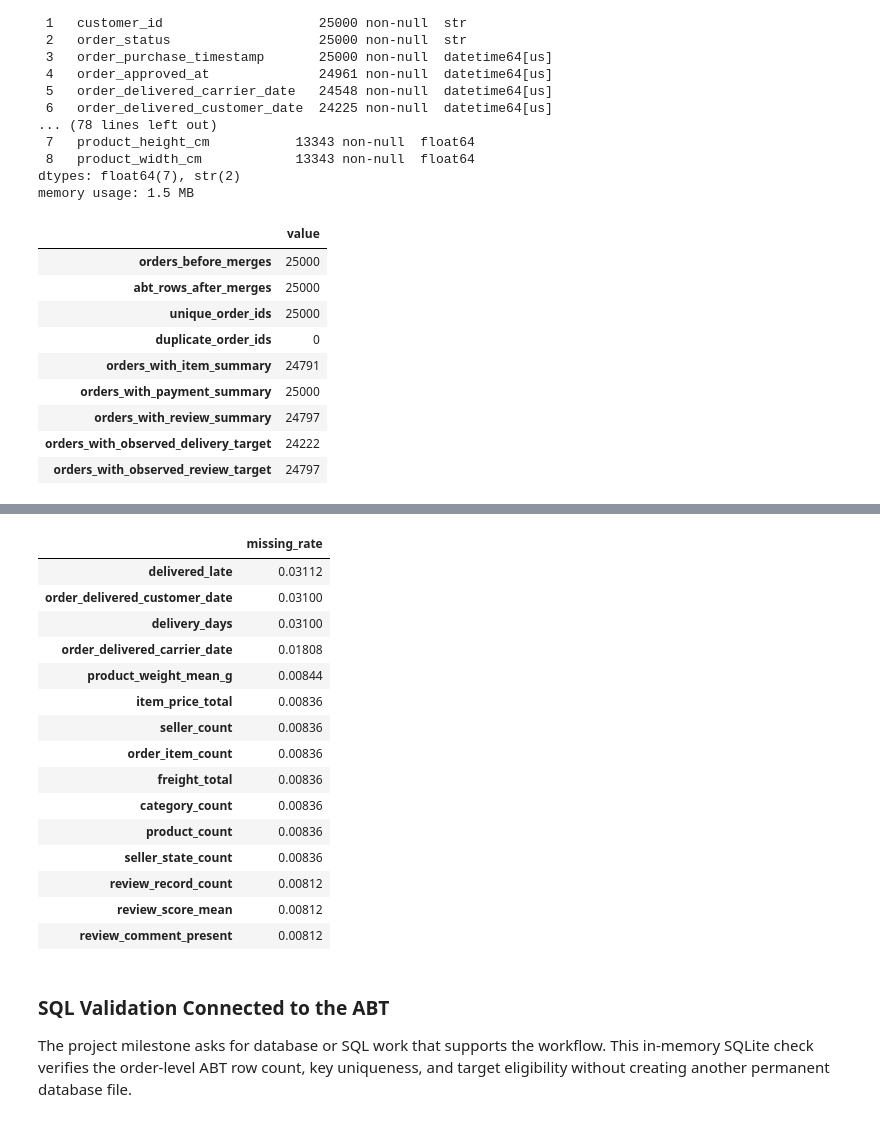
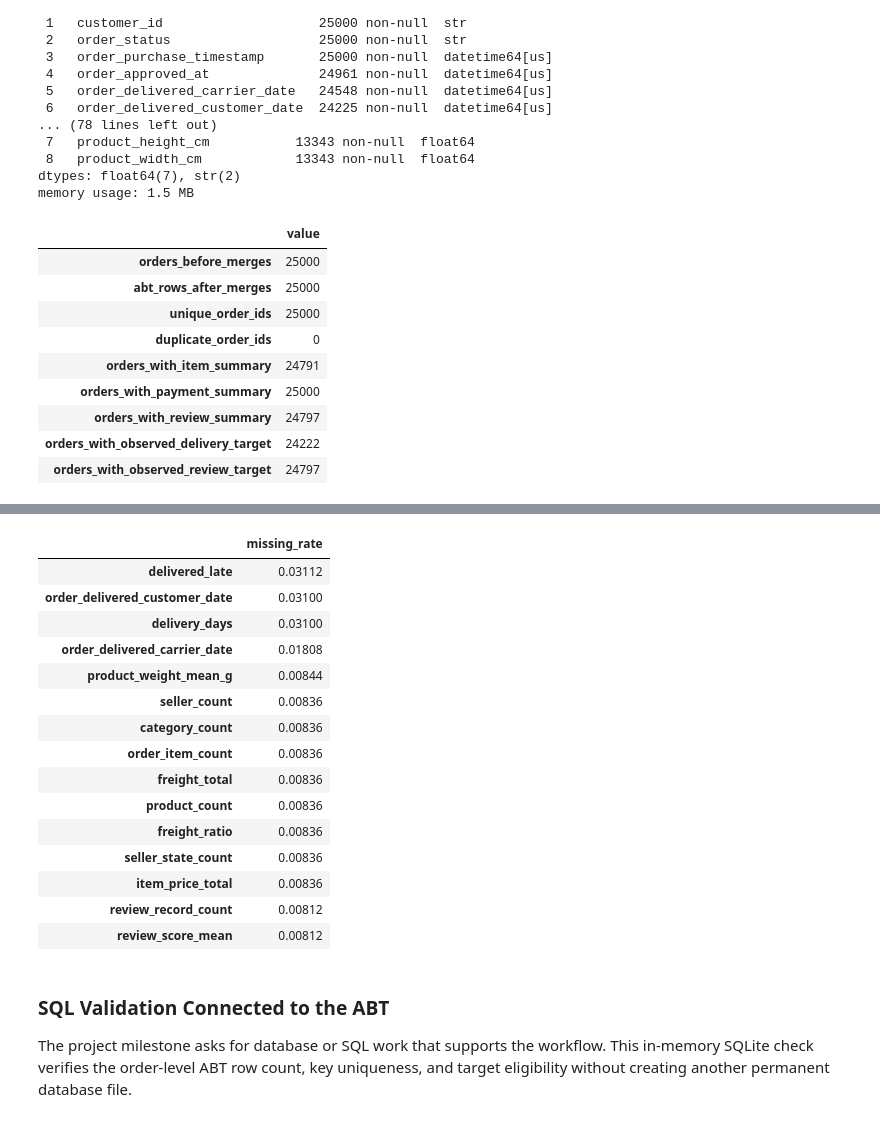
Before and after one commit to Ksandys22/BAN6003-TERMPROJECT-KIRASANDYS, a Jupyter notebook: notebooks/olist_project_starter.ipynb, the cells around one changed output, grey strips where cells are left out. Cells and saved outputs as stored; diff of their text form; code cells hidden in the pictures.

```diff
--- a/notebooks/olist_project_starter.ipynb
+++ b/notebooks/olist_project_starter.ipynb
@@ -503,6 +515,7 @@ payment_summary = (
     .reset_index()
 )
 
+reviews["bad_review"] = (reviews["review_score"] <= 2).astype(int)
 reviews["review_comment_present"] = (
     reviews["review_comment_message"].notna()
 ).astype(int)
@@ -550,6 +563,10 @@ abt["delivery_days"] = (
     abt["order_delivered_customer_date"] - abt["order_purchase_timestamp"]
 ).dt.days
 
+abt["freight_ratio"] = abt["freight_total"] / (
+    abt["item_price_total"] + abt["freight_total"]
+)
+
 delivery_outcome_observed = (
     abt["order_status"].eq("delivered")
     & abt["order_delivered_customer_date"].notna()
@@ -561,10 +578,10 @@ abt.loc[delivery_outcome_observed, "delivered_late"] = (
     > abt.loc[delivery_outcome_observed, "order_estimated_delivery_date"]
 ).astype(int)
 
-abt["high_review_score"] = pd.Series(pd.NA, index=abt.index, dtype="Int64")
+abt["bad_review"] = pd.Series(pd.NA, index=abt.index, dtype="Int64")
 review_outcome_observed = abt["review_score_mean"].notna()
-abt.loc[review_outcome_observed, "high_review_score"] = (
-    abt.loc[review_outcome_observed, "review_score_mean"] >= 4
+abt.loc[review_outcome_observed, "bad_review"] = (
+    abt.loc[review_outcome_observed, "review_score_mean"] <= 2
 ).astype(int)
 # %%
 abt_validation = pd.Series({
@@ -576,45 +593,45 @@ abt_validation = pd.Series({
     "orders_with_payment_summary": abt["payment_total"].notna().sum(),
     "orders_with_review_summary": abt["review_score_mean"].notna().sum(),
     "orders_with_observed_delivery_target": abt["delivered_late"].notna().sum(),
-    "orders_with_observed_review_target": abt["high_review_score"].notna().sum(),
+    "orders_with_observed_review_target": abt["bad_review"].notna().sum(),
 })
 
 display(abt_validation.to_frame("value"))
 display(abt.head())
 display(abt.isna().mean().sort_values(ascending=False).head(15).to_frame("missing_rate"))
 # %% [output]
 |  | value |
 | orders_before_merges | 25000 |
 | abt_rows_after_merges | 25000 |
 | unique_order_ids | 25000 |
 | duplicate_order_ids | 0 |
 | orders_with_item_summary | 24791 |
 | orders_with_payment_summary | 25000 |
 | orders_with_review_summary | 24797 |
 | orders_with_observed_delivery_target | 24222 |
 | orders_with_observed_review_target | 24797 |
 |  | order_id | customer_id | order_status | order_purchase_timestamp | order_approved_at | order_delivered_carrier_date | ... |
 | 0 | 3b697a20d9e427646d92567910af6d57 | 355077684019f7f60a031656bd7262b8 | delivered | 2016-10-03 09:44:50 | 2016-10-06 15:50:54 | 2016-10-23 14:02:13 | ... |
 | 1 | cd3b8574c82b42fc8129f6d502690c3e | 7812fcebfc5e8065d31e1bb5f0017dae | delivered | 2016-10-03 22:31:31 | 2016-10-04 10:19:23 | 2016-10-08 10:34:01 | ... |
 | 2 | 1aecadf4362edaca7fa033e882076c8d | e81a9f176936e3124dfd90c483bf3289 | canceled | 2016-10-04 10:05:45 | 2016-10-04 10:26:40 | NaT | ... |
 | 3 | 3f72d2b757e725cd48a4726f831c7789 | e0de521fbb397bd7e83d079fe66357b5 | delivered | 2016-10-04 13:15:46 | 2016-10-04 13:47:04 | 2016-10-10 16:45:50 | ... |
 | 4 | 63638a6806d67773f3adba8534553fff | 16e14c1e6e050fe6730c961ff638ca23 | delivered | 2016-10-04 13:22:56 | 2016-10-04 13:47:45 | 2016-11-17 15:53:01 | ... |
 |  | missing_rate |
 | delivered_late | 0.03112 |
 | order_delivered_customer_date | 0.03100 |
 | delivery_days | 0.03100 |
 | order_delivered_carrier_date | 0.01808 |
 | product_weight_mean_g | 0.00844 |
-| item_price_total | 0.00836 |
 | seller_count | 0.00836 |
+| category_count | 0.00836 |
 | order_item_count | 0.00836 |
 | freight_total | 0.00836 |
-| category_count | 0.00836 |
 | product_count | 0.00836 |
+| freight_ratio | 0.00836 |
 | seller_state_count | 0.00836 |
+| item_price_total | 0.00836 |
 | review_record_count | 0.00812 |
 | review_score_mean | 0.00812 |
-| review_comment_present | 0.00812 |
 # %% [markdown]
 ### SQL Validation Connected to the ABT
 
```
Also changed, not shown: parts of 4 cells of this notebook.
